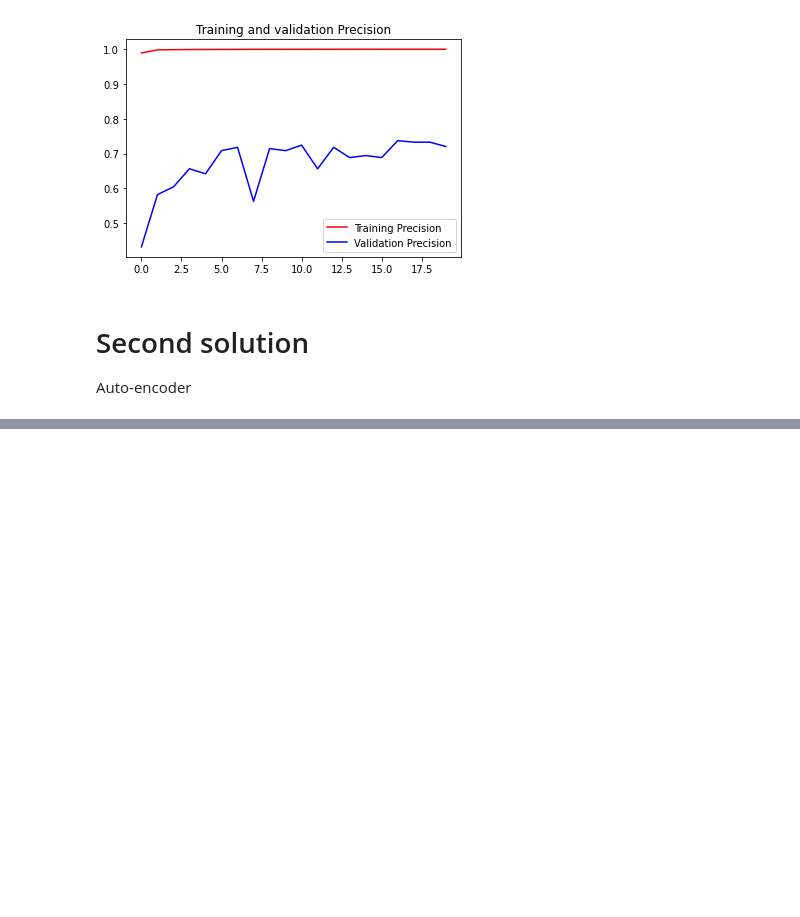
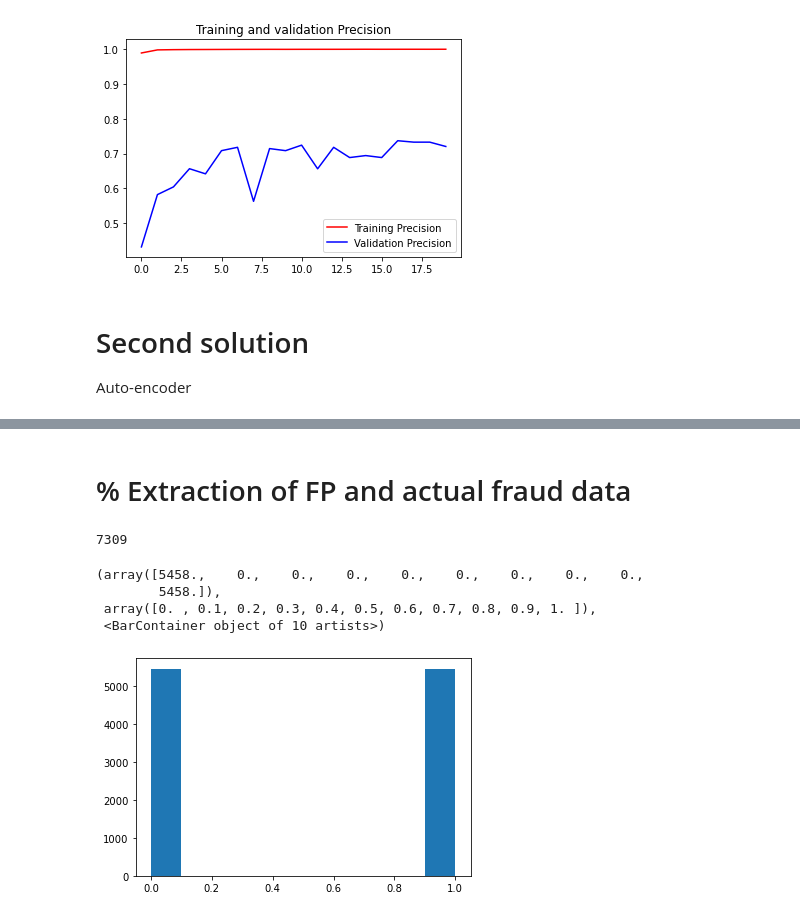
Before and after one commit to tom-fougere/kaggle-creditcardfraud, a Jupyter notebook: Credit card fraud detection.ipynb, the cells around one changed output, grey strips where cells are left out. Saved outputs shown, nothing was run; the diff lists cells and outputs as text; code cells hidden in the pictures; blank space fills up the shorter version.

Commit message:
After AE, add a MPL with oversampling to convert FP into TP

```diff
--- a/Credit card fraud detection.ipynb
+++ b/Credit card fraud detection.ipynb
@@ -352,0 +361,28 @@ F1: 0.221
+# %% [markdown]
+# % Extraction of FP and actual fraud data
+# %%
+data_FP = X[np.logical_and(detect_abnormal==True, raw_data['Class'] == 0)]
+# %%
+new_data = np.concatenate((data_FP, abnormal_transaction))
+len(new_data)
+# %% [output]
+7309
+# %%
+X_new = new_data
+Y_new = np.concatenate((np.zeros(len(data_FP)), np.ones(len(abnormal_transaction))))
+# %%
+# Train-Test split
+Xn_train, Xn_test, Yn_train, Yn_test = train_test_split(X_new, Y_new, test_size = 0.2, shuffle=True)
+# %%
+# Oversampling the dataset
+overSampling = SMOTE()
+Xn_train_over_samp, Yn_train_over_samp = overSampling.fit_sample(Xn_train, Yn_train)
+
+plt.figure()
+plt.hist(Yn_train_over_samp)
+# %% [output]
+(array([5458.,    0.,    0.,    0.,    0.,    0.,    0.,    0.,    0.,
+        5458.]),
+ array([0. , 0.1, 0.2, 0.3, 0.4, 0.5, 0.6, 0.7, 0.8, 0.9, 1. ]),
+ <BarContainer object of 10 artists>)
+[figure, added]
```
Also changed, not shown: parts of 15 cells of this notebook.
